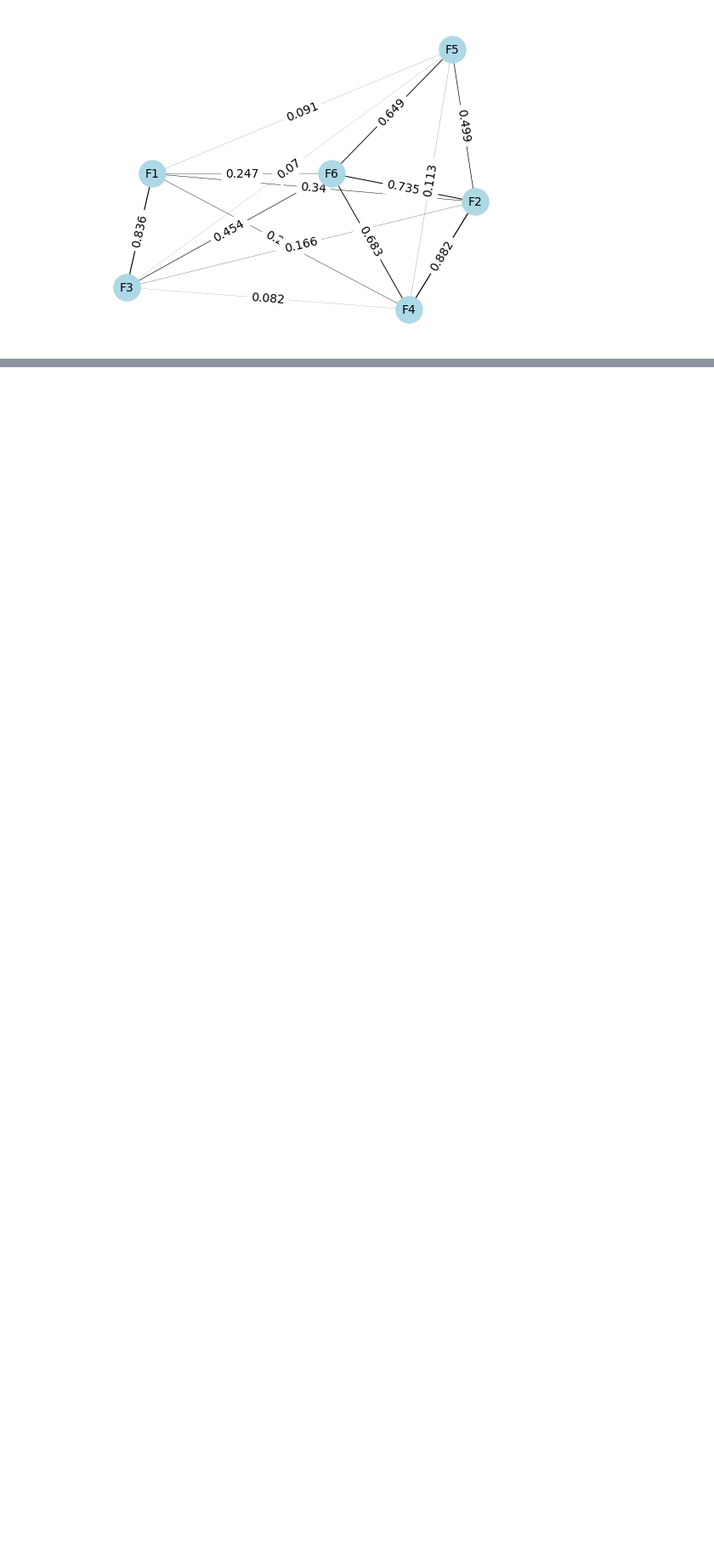
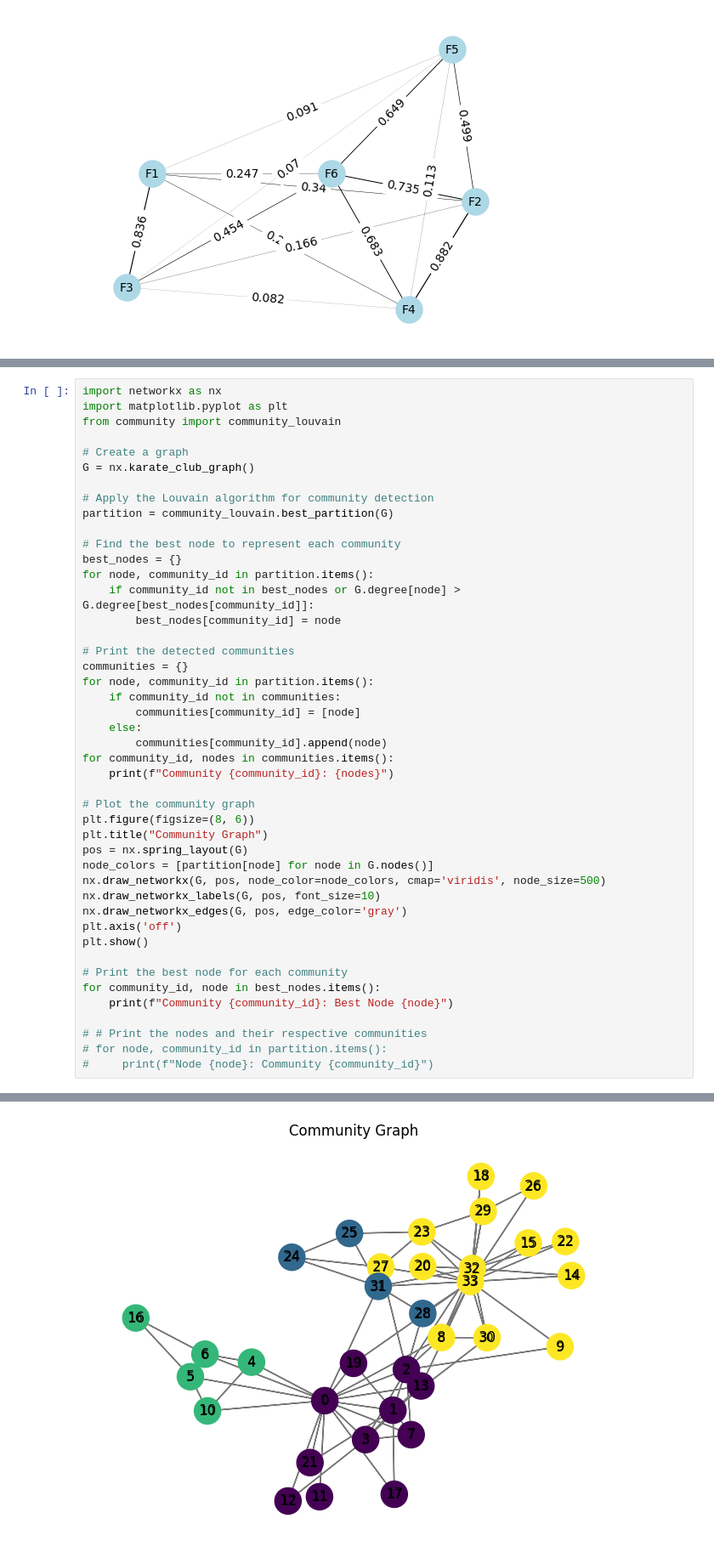
Before and after one commit to BehrangEbrahimi13/Repo_Paper_01, a Jupyter notebook: paper01_with_graph.ipynb, the cells around one changed output, grey strips where cells are left out. Shown at 85% size. Cells and saved outputs as stored; diff of their text form; blank space fills up the shorter version.

```diff
--- a/paper01_with_graph.ipynb
+++ b/paper01_with_graph.ipynb
@@ -150,0 +399,46 @@ Community: 1, Best Node: F6
+# %%
+import networkx as nx
+import matplotlib.pyplot as plt
+from community import community_louvain
+
+# Create a graph
+G = nx.karate_club_graph()
+
+# Apply the Louvain algorithm for community detection
+partition = community_louvain.best_partition(G)
+
+# Find the best node to represent each community
+best_nodes = {}
+for node, community_id in partition.items():
+    if community_id not in best_nodes or G.degree[node] > G.degree[best_nodes[community_id]]:
+        best_nodes[community_id] = node
+
+# Print the detected communities
+communities = {}
+for node, community_id in partition.items():
+    if community_id not in communities:
+        communities[community_id] = [node]
+    else:
+        communities[community_id].append(node)
+for community_id, nodes in communities.items():
+    print(f"Community {community_id}: {nodes}")
+
+# Plot the community graph
+plt.figure(figsize=(8, 6))
+plt.title("Community Graph")
+pos = nx.spring_layout(G)
+node_colors = [partition[node] for node in G.nodes()]
+nx.draw_networkx(G, pos, node_color=node_colors, cmap='viridis', node_size=500)
+nx.draw_networkx_labels(G, pos, font_size=10)
+nx.draw_networkx_edges(G, pos, edge_color='gray')
+plt.axis('off')
+plt.show()
+
+# Print the best node for each community
+for community_id, node in best_nodes.items():
+    print(f"Community {community_id}: Best Node {node}")
+
+# # Print the nodes and their respective communities
+# for node, community_id in partition.items():
+#     print(f"Node {node}: Community {community_id}")
+# %% [output]
@@ -150,0 +449 @@ Community: 1, Best Node: F6
+[figure, added]
```
Also changed, not shown: parts of 18 cells of this notebook.
